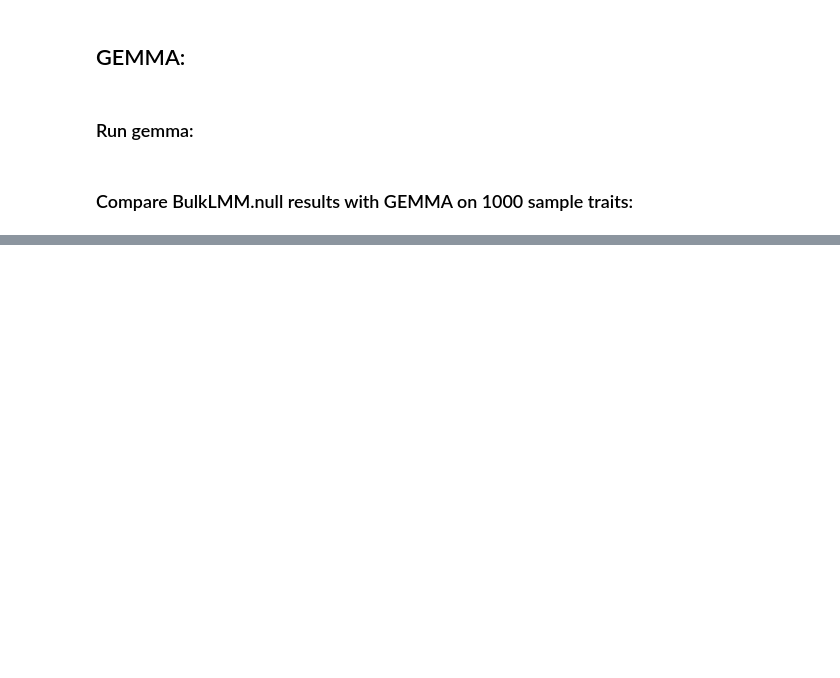
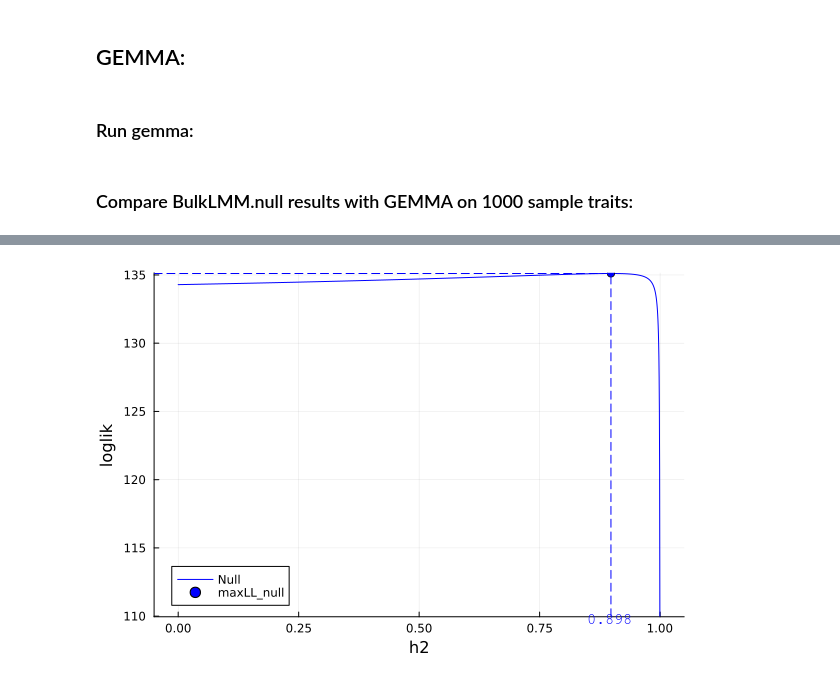
Before and after one commit to learningMalanya/BulkLMM_Analyses, a Jupyter notebook: HS-Palmer/HS-Palmer_analysis.ipynb, the cells around one changed output, grey strips where cells are left out. Drawn from its saved outputs; the diff is of its cells as text; code cells hidden in the pictures; blank space fills up the shorter version.

```diff
--- a/HS-Palmer/HS-Palmer_analysis.ipynb
+++ b/HS-Palmer/HS-Palmer_analysis.ipynb
@@ -632,0 +684,4 @@ summary_diff = hcat(["Mean", "0.25", "0.50", "0.75", "0.99"], summary_diff)
+# %%
+plot(p2.fig)
+# %% [output]
+[figure, added]
```
Also changed, not shown: parts of 38 cells of this notebook, 3 other files.
